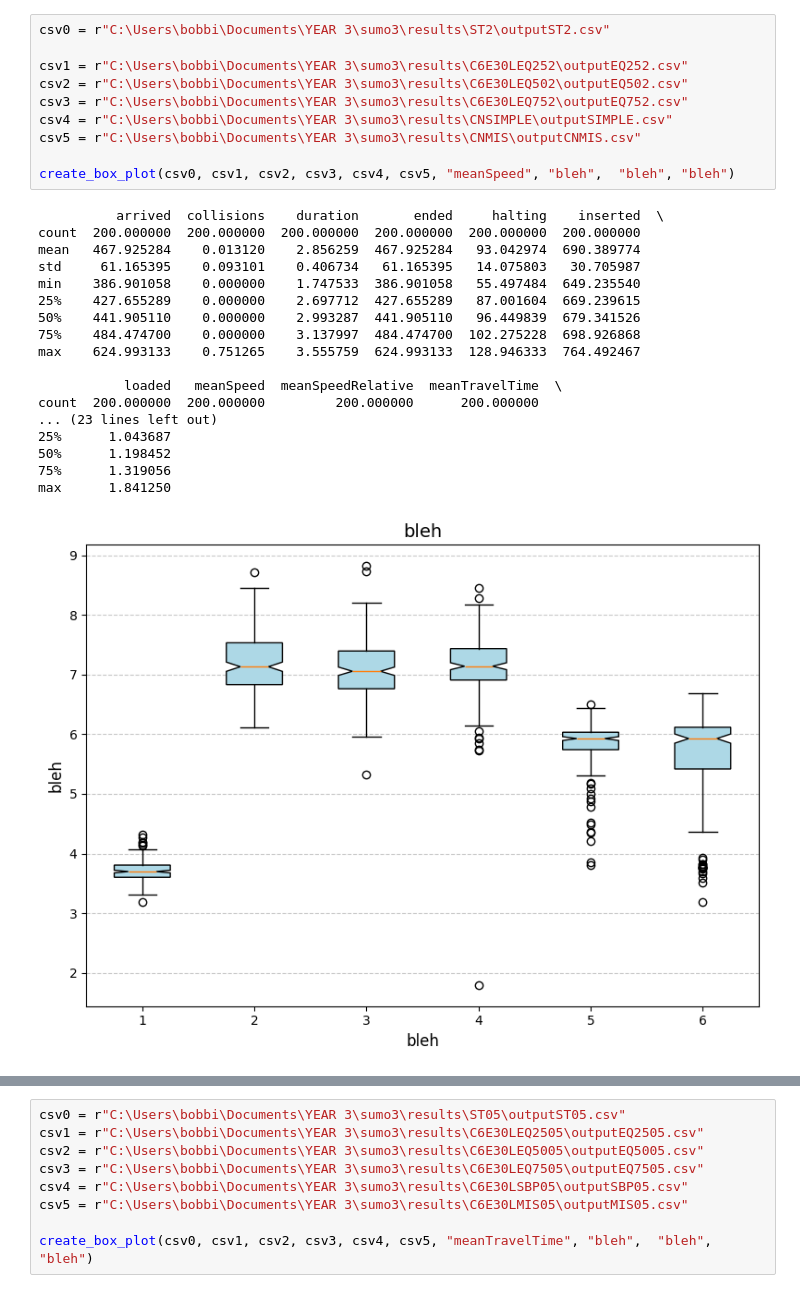
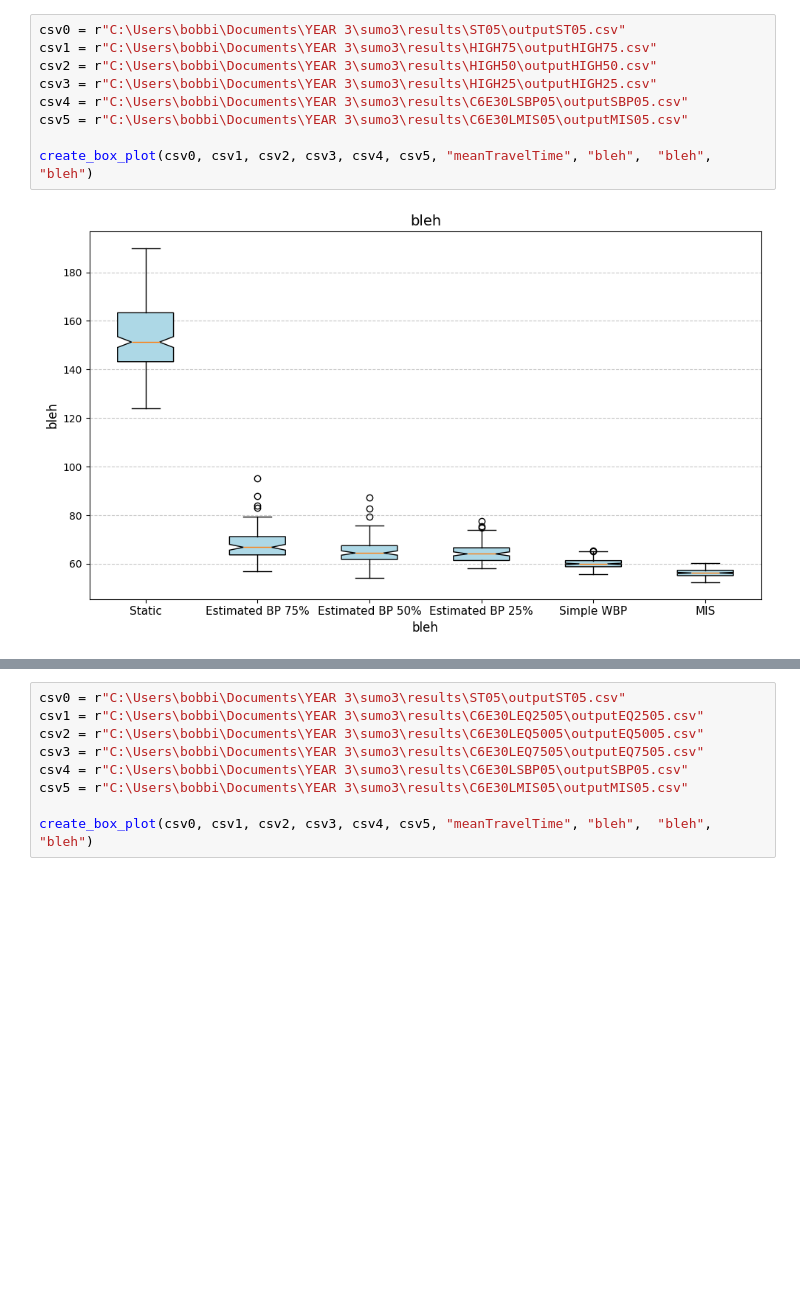
Before and after one commit to Boomehx/trafficMISBP, a Jupyter notebook: graphs.ipynb, the cells around one changed output, grey strips where cells are left out. Cells and saved outputs as stored; diff of their text form; blank space fills up the shorter version.

```diff
--- a/graphs.ipynb
+++ b/graphs.ipynb
@@ -71,29 +74,11 @@ max           0.341446  124.278412      0.0        0.0  603.150000   0.121658
 # %%
-csv0 = r"C:\Users\bobbi\Documents\YEAR 3\sumo3\results\ST2\outputST2.csv"
+csv0 = r"C:\Users\bobbi\Documents\YEAR 3\sumo3\results\ST05\outputST05.csv"
+csv1 = r"C:\Users\bobbi\Documents\YEAR 3\sumo3\results\HIGH75\outputHIGH75.csv"
+csv2 = r"C:\Users\bobbi\Documents\YEAR 3\sumo3\results\HIGH50\outputHIGH50.csv"
+csv3 = r"C:\Users\bobbi\Documents\YEAR 3\sumo3\results\HIGH25\outputHIGH25.csv"
+csv4 = r"C:\Users\bobbi\Documents\YEAR 3\sumo3\results\C6E30LSBP05\outputSBP05.csv"
+csv5 = r"C:\Users\bobbi\Documents\YEAR 3\sumo3\results\C6E30LMIS05\outputMIS05.csv"
 
-csv1 = r"C:\Users\bobbi\Documents\YEAR 3\sumo3\results\C6E30LEQ252\outputEQ252.csv"
-csv2 = r"C:\Users\bobbi\Documents\YEAR 3\sumo3\results\C6E30LEQ502\outputEQ502.csv"
-csv3 = r"C:\Users\bobbi\Documents\YEAR 3\sumo3\results\C6E30LEQ752\outputEQ752.csv"
-csv4 = r"C:\Users\bobbi\Documents\YEAR 3\sumo3\results\CNSIMPLE\outputSIMPLE.csv"
-csv5 = r"C:\Users\bobbi\Documents\YEAR 3\sumo3\results\CNMIS\outputCNMIS.csv"
-
-create_box_plot(csv0, csv1, csv2, csv3, csv4, csv5, "meanSpeed", "bleh",  "bleh", "bleh")
+create_box_plot(csv0, csv1, csv2, csv3, csv4, csv5, "meanTravelTime", "bleh",  "bleh", "bleh")
 # %% [output]
-          arrived  collisions    duration       ended     halting    inserted  \
-count  200.000000  200.000000  200.000000  200.000000  200.000000  200.000000
-mean   467.925284    0.013120    2.856259  467.925284   93.042974  690.389774
-std     61.165395    0.093101    0.406734   61.165395   14.075803   30.705987
-min    386.901058    0.000000    1.747533  386.901058   55.497484  649.235540
-25%    427.655289    0.000000    2.697712  427.655289   87.001604  669.239615
-50%    441.905110    0.000000    2.993287  441.905110   96.449839  679.341526
-75%    484.474700    0.000000    3.137997  484.474700  102.275228  698.926868
-max    624.993133    0.751265    3.555759  624.993133  128.946333  764.492467
-
-           loaded   meanSpeed  meanSpeedRelative  meanTravelTime  \
-count  200.000000  200.000000         200.000000      200.000000
-... (23 lines left out)
-25%      1.043687
-50%      1.198452
-75%      1.319056
-max      1.841250
-[figure, old version]
+[figure, new version]
```
Also changed, not shown: parts of 6 cells of this notebook, 9 other files.
